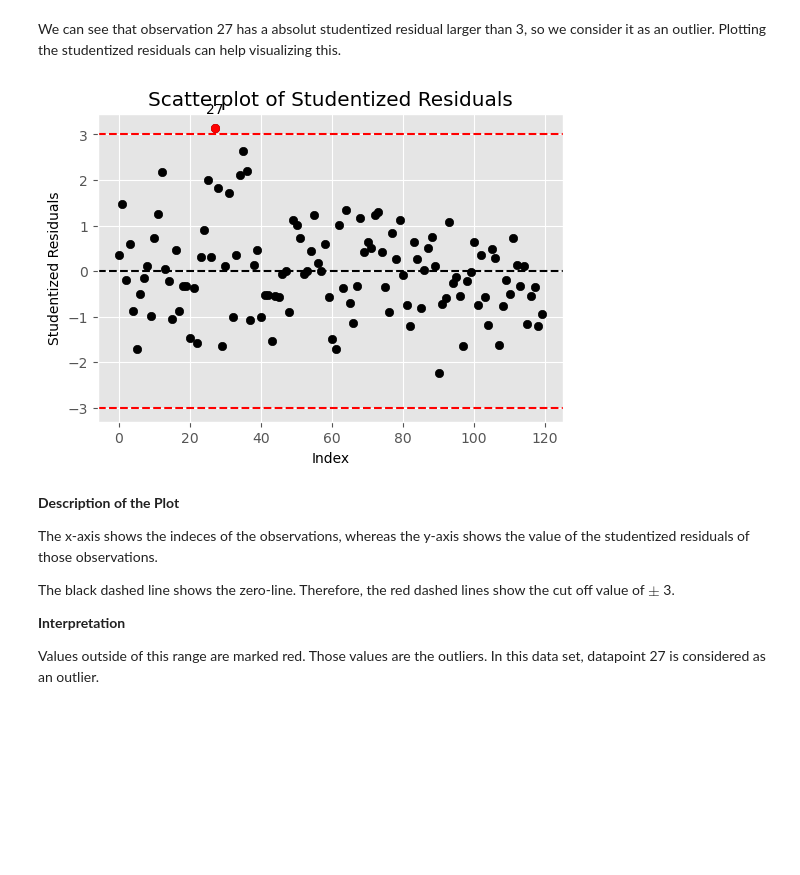
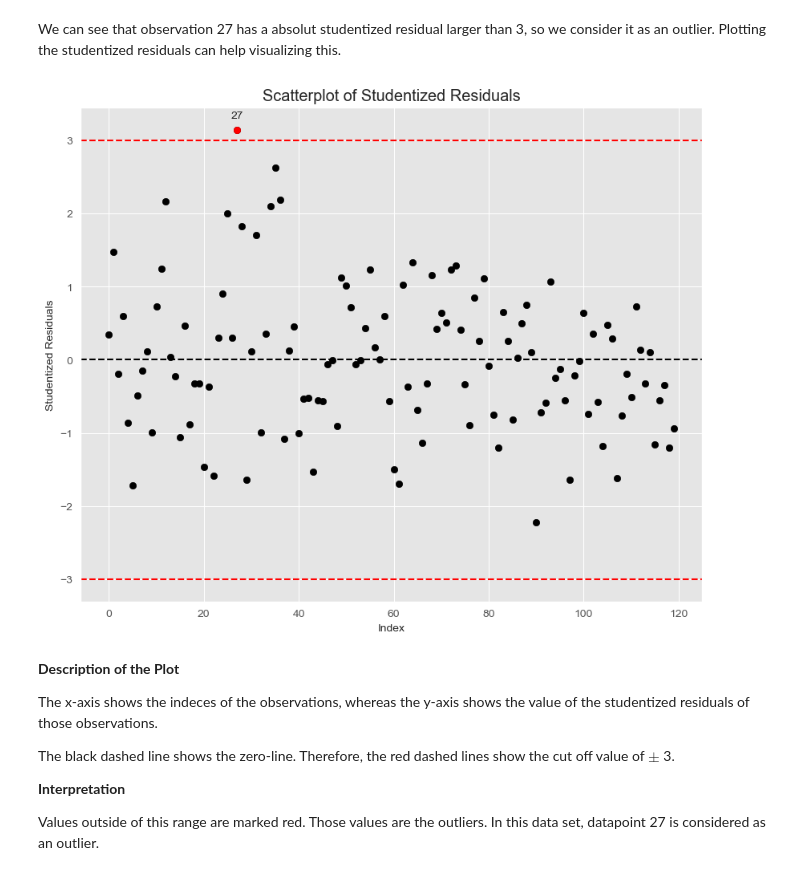
Before and after one commit to Statsomat/OLSAI, a Jupyter notebook: ColabNotebooks/CacaoPL_v2.ipynb, the cells around one changed output. Drawn from its saved outputs; the diff is of its cells as text; code cells hidden in the pictures; blank space fills up the shorter version.

```diff
--- a/ColabNotebooks/CacaoPL_v2.ipynb
+++ b/ColabNotebooks/CacaoPL_v2.ipynb
@@ -102,0 +94,16 @@ plt.show()
+# %%
+import matplotlib.pyplot as plt
+
+# Set Seaborn style
+sns.set_style("darkgrid")
+
+# Plot distribution of each numerical feature
+plt.figure(figsize=(14, len(df_eda.columns) * 3))
+for idx, feature in enumerate(numerical_columns, 1):
+    plt.subplot(len(numerical_columns), 2, idx)
+    sns.histplot(df[feature], kde=True,color='gray')
+    plt.title(f"{feature} | Skewness: {round(df[feature].skew(), 2)}")
+
+# Adjust layout and show plots
+plt.tight_layout()
+plt.show()
@@ -115,7 +127,7 @@ num_cols = 3
 num_rows = (len(df_eda.columns) + num_cols - 1) // num_cols
 
 # Create subplots
-fig, axes = plt.subplots(num_rows, num_cols, figsize=(6, 10))
+fig, axes = plt.subplots(num_rows, num_cols, figsize=(14, len(df_eda.columns) * 3))
 axes = axes.flatten()
 
 # Plot each column in a separate subplot
@@ -131,7 +143,8 @@ for j in range(i + 1, len(axes)):
     fig.delaxes(axes[j])
 
 plt.suptitle('Box-Plots Summary', fontsize=8)
-plt.tight_layout(rect=[0, 0, 1, 0.96])
 plt.subplots_adjust(hspace=0.6, wspace=0.6)
+
+plt.tight_layout()
 plt.show()
 # %% [output]
@@ -155,7 +168,7 @@ num_cols = 3
 num_rows = (len(df_eda.columns) + num_cols - 1) // num_cols
 
 # Create subplots
-fig, axes = plt.subplots(num_rows, num_cols, figsize=(6, 10))
+fig, axes = plt.subplots(num_rows, num_cols, figsize=(14, len(df_eda.columns) * 3))
 axes = axes.flatten()
 
 # Plot each column in a separate subplot
@@ -171,7 +184,8 @@ for j in range(i + 1, len(axes)):
     fig.delaxes(axes[j])
 
 plt.suptitle('ECDF Plots Summary', fontsize=8)
-plt.tight_layout(rect=[0, 0, 1, 0.96])
 plt.subplots_adjust(hspace=0.4, wspace=0.4)
+
+plt.tight_layout()
 plt.show()
 # %% [output]
@@ -197,7 +215,7 @@ num_cols = 3
 num_rows = (len(df_eda.columns) + num_cols - 1) // num_cols
 
 # Create subplots
-fig, axes = plt.subplots(num_rows, num_cols, figsize=(6, 10))
+fig, axes = plt.subplots(num_rows, num_cols, figsize=(14, len(df_eda.columns) * 3))
 axes = axes.flatten()
 
 # Plot each column in a separate subplot
@@ -216,7 +234,8 @@ for j in range(i + 1, len(axes)):
     fig.delaxes(axes[j])
 
 plt.suptitle('Q-Q Plots Summary', fontsize=8)
-plt.tight_layout(rect=[0, 0, 1, 0.96])
 plt.subplots_adjust(hspace=0.4, wspace=0.4)
+
+plt.tight_layout()
 plt.show()
 # %% [output]
@@ -276,26 +295,26 @@ We can see that observation 27 has a absolut studentized residual larger than 3,
 # %%
 import matplotlib.pyplot as plt
 
 plt.style.use('ggplot')
-plt.figure(figsize=(6, 4))
+plt.figure(figsize=(10, 8))
 plt.scatter(range(len(studentized_residuals)), studentized_residuals, color='black')
 
 outliers = np.abs(studentized_residuals) > cutoff_stud_res
 plt.scatter( np.arange(len(studentized_residuals))[outliers], studentized_residuals[outliers], color='red')
 
 for i in np.where(outliers)[0]:
     plt.annotate(i, (i, studentized_residuals[i]), textcoords="offset points", xytext=(0,10), ha='center')
 
 plt.axhline(y=0, color='black', linestyle='--')
 plt.axhline(y=cutoff_stud_res, color='r', linestyle='--')
 plt.axhline(y=-cutoff_stud_res, color='r', linestyle='--')
 
 plt.title('Scatterplot of Studentized Residuals')
 plt.xlabel('Index')
 plt.ylabel('Studentized Residuals')
 plt.show()
 # %% [output]
-[figure, old version]
+[figure, new version]
 # %% [markdown]
 **Description of the Plot**
 
```
Also changed, not shown: parts of 15 cells of this notebook.
